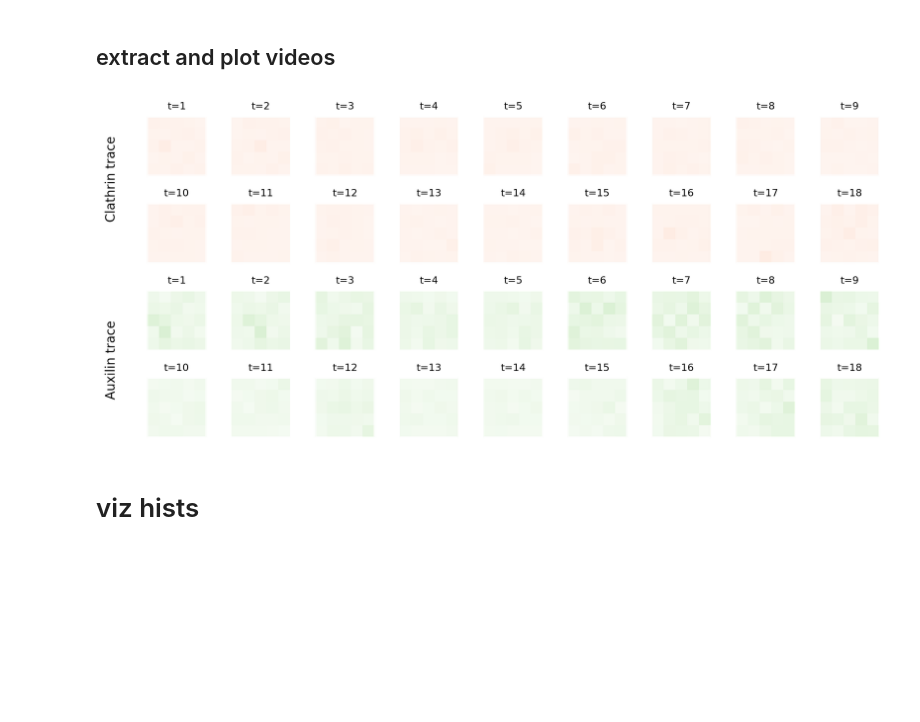
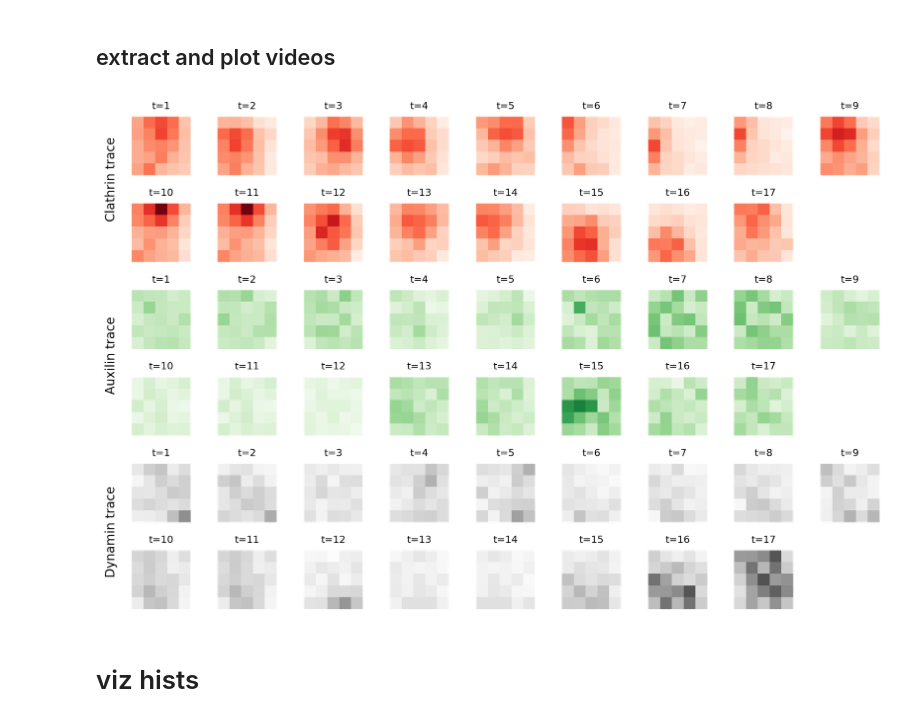
Before and after one commit to Yu-Group/molecular-partner-prediction, a Jupyter notebook: notebooks/00_intro_figs.ipynb, the cells around one changed output. Cells and saved outputs as stored; diff of their text form; code cells hidden in the pictures; blank space fills up the shorter version.

Commit message:
add dynamin videos

```diff
--- a/notebooks/00_intro_figs.ipynb
+++ b/notebooks/00_intro_figs.ipynb
@@ -90,34 +91,31 @@ cla_videos, aux_videos = viz.get_dynamin_data_video(dfv_minus, dfv_minus.pid.val
+# %%
+event_type = 'valid'
+dfv = {'abortive': dfv_minus, 'valid': dfv_plus}
+videos = viz.get_dynamin_data_videos(dfv[event_type], dfv[event_type].pid.values[:3])
 # %%
-pid = dfv_minus.pid.values[2]
-n = len(aux_videos[pid])
+pid = dfv[event_type].pid.values[2]
+n = len(videos[pid]['aux'])
 
-fig = plt.figure(figsize=(9, 4), dpi=200)
-for i in range(len(cla_videos[pid])):
-    ax = plt.subplot(4, 9, i + 1)
-    ax.imshow(cla_videos[pid][i], vmin=0, vmax=1, cmap='Reds') # Auxilin
-    ax.set_xticks([])
-    ax.set_yticks([])
-    ax.spines['left'].set_visible(False)
-    ax.spines['bottom'].set_visible(False)
-    ax.set_title(label=f't={i + 1}', fontsize=8)
-#plt.tight_layout()
+fig = plt.figure(figsize=(9, 6), dpi=200)
+cmaps = {'cla': 'Reds', 'aux': 'Greens', 'dyn': 'Greys'}
+for k, m in enumerate(['cla', 'aux', 'dyn']):
+    for i in range(len(videos[pid][m])):
+        ax = plt.subplot(6, 9, i + 1 + k*18)
+        ax.imshow(videos[pid][m][i], vmin=0, vmax=1, cmap=cmaps[m]) # Auxilin
+        ax.set_xticks([])
+        ax.set_yticks([])
+        ax.spines['left'].set_visible(False)
+        ax.spines['bottom'].set_visible(False)
+        ax.set_title(label=f't={i + 1}', fontsize=8)
 
-#plt.figure(figsize=(6, 3), dpi=200)
-for i in range(len(aux_videos[pid])):
-    ax = plt.subplot(4, 9, i + 19)
-    ax.imshow(aux_videos[pid][i], vmin=0, vmax=1, cmap='Greens') # Auxilin
-    ax.spines['left'].set_visible(False)
-    ax.spines['bottom'].set_visible(False)
-    ax.set_xticks([])
-    ax.set_yticks([])
-    ax.set_title(label=f't={i + 1}', fontsize=8)
-fig.text(0, 0.75, 'Clathrin trace', va='center', rotation='vertical')
-fig.text(0, 0.25, 'Auxilin trace', va='center', rotation='vertical')
+fig.text(0, 0.83, 'Clathrin trace', va='center', rotation='vertical')
+fig.text(0, 0.5, 'Auxilin trace', va='center', rotation='vertical')
+fig.text(0, 0.17, 'Dynamin trace', va='center', rotation='vertical')
 plt.tight_layout()
 
-viz.savefig('abortive_example')
+viz.savefig(f'{event_type}_example')
 # %% [output]
-[figure, old version]
+[figure, new version]
 # %% [markdown]
 # viz hists
 # %%
```
Also changed, not shown: parts of 2 cells of this notebook, 1 other file.
